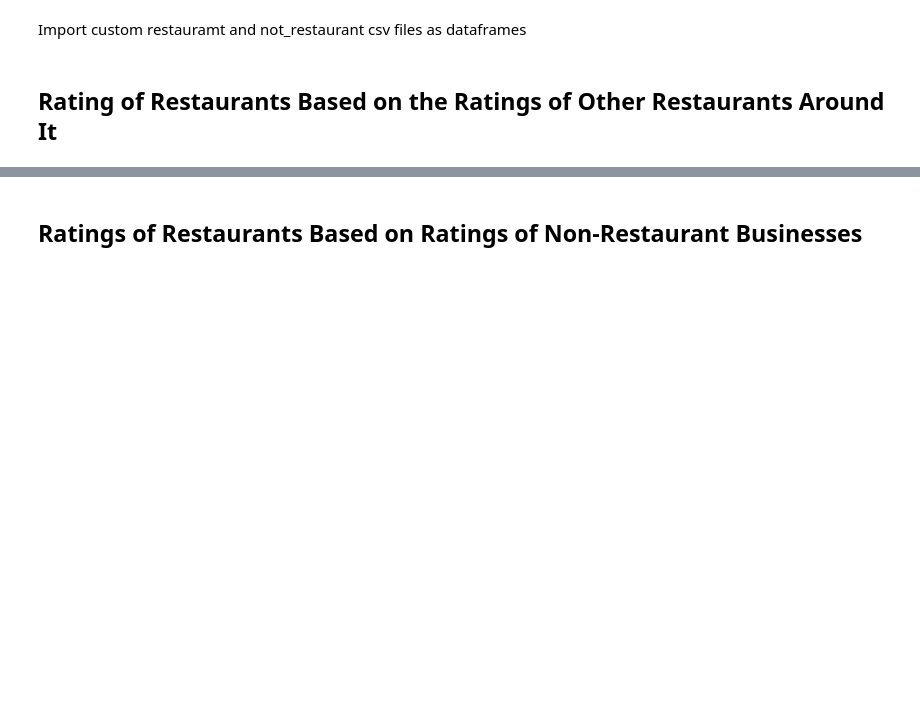
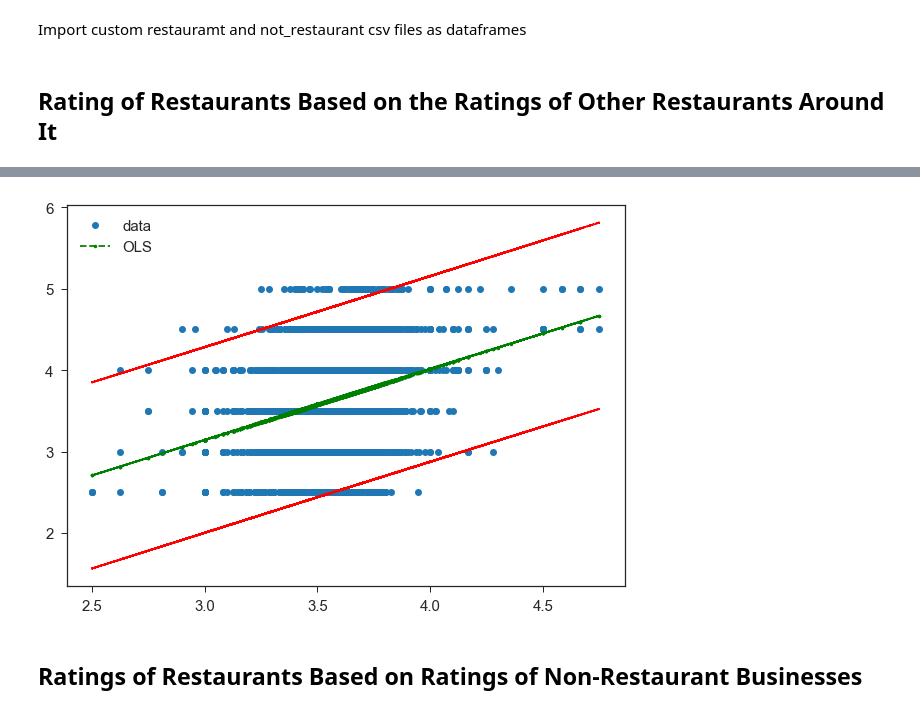
Before and after one commit to shrutirao94/Restaurant-Quality-and-Co-location-in-Toronto, a Jupyter notebook: Quality and Restaurant Analysis.ipynb, the cells around one changed output, grey strips where cells are left out. Drawn from its saved outputs; the diff is of its cells as text; code cells hidden in the pictures; blank space fills up the shorter version.

```diff
--- a/Quality and Restaurant Analysis.ipynb
+++ b/Quality and Restaurant Analysis.ipynb
@@ -82,0 +106,5 @@ plt.ylabel('Rating of Restaurant')
+# %%
+restaurant_model = ols("rating ~ mean_business_rating", data=restaurant_rating_df).fit()
+restaurant_model_summary = restaurant_model.summary()
+restaurant_model_summary
+#restaurant_model.savefig("OLS for Restaurant Rating and the Ratings of the Restaurants Surrounding it.png")
@@ -83,3 +129,32 @@ plt.ylabel('Rating of Restaurant')
+# %%
+from statsmodels.sandbox.regression.predstd import wls_prediction_std
+
+# predictor variable
+x = restaurant_rating_df[['mean_business_rating']]
+# dependent variable
+y = restaurant_rating_df[['rating']]
+
+# retrieve our confidence interval values
+# _ is a dummy variable since we don't actually use it for plotting but need it as a placeholder
+# since wls_prediction_std(housing_model) returns 3 values
+_, confidence_interval_lower, confidence_interval_upper = wls_prediction_std(restaurant_model)
+
+fig, ax = plt.subplots(figsize=(10,7))
+
+# plot the dots
+# 'o' specifies the shape (circle), we can also use 'd' (diamonds), 's' (squares)
+ax.plot(x, y, 'o', label="data")
+
+# plot the trend line
+# g-- and r-- specify the color to use
+ax.plot(x, restaurant_model.fittedvalues, 'g--.', label="OLS")
+# plot upper and lower ci values
+ax.plot(x, confidence_interval_upper, 'r--')
+ax.plot(x, confidence_interval_lower, 'r--')
+# plot legend
+ax.legend(loc='best');
+# %% [output]
+[figure, added]
 # %% [markdown]
 ## Ratings of Restaurants Based on Ratings of Non-Restaurant Businesses
 # %%
```
Also changed, not shown: parts of 16 cells of this notebook.
